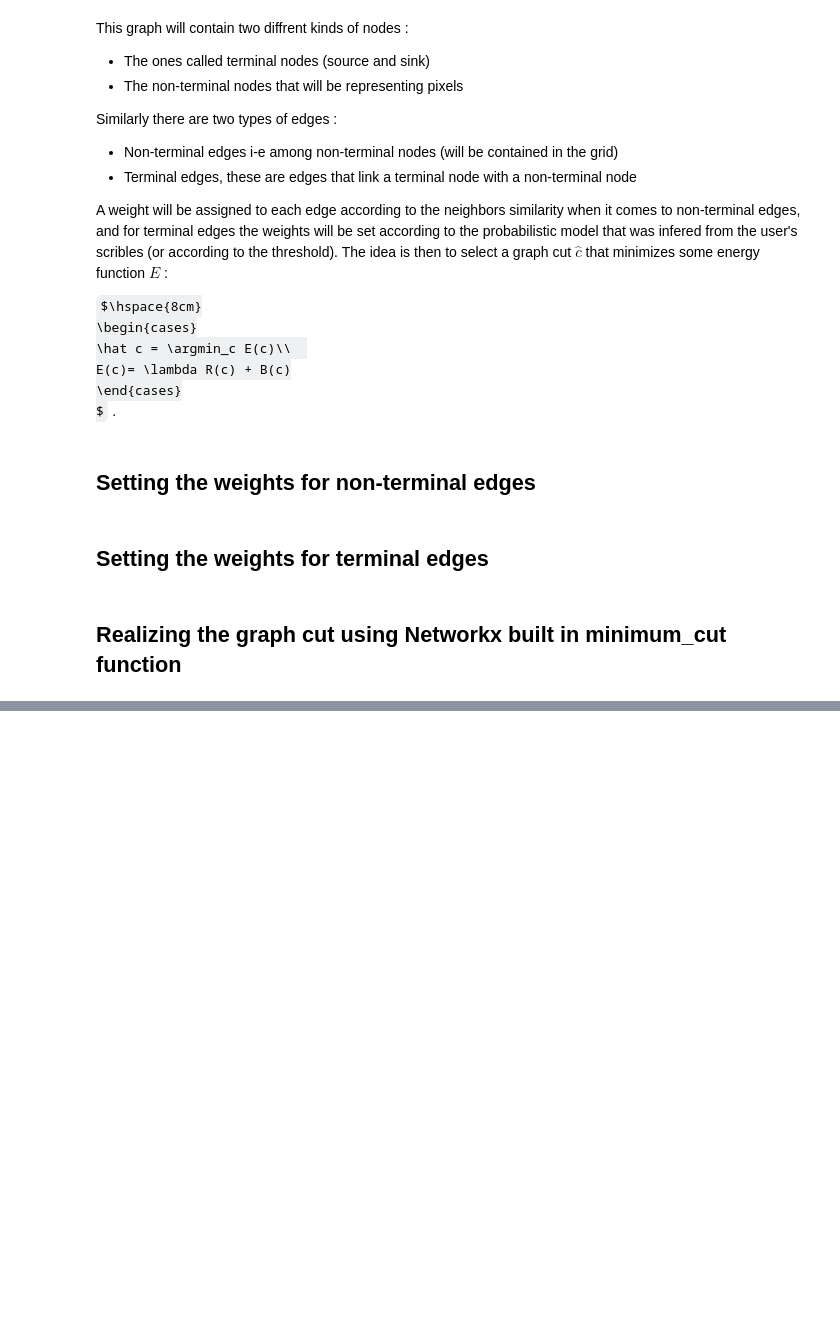
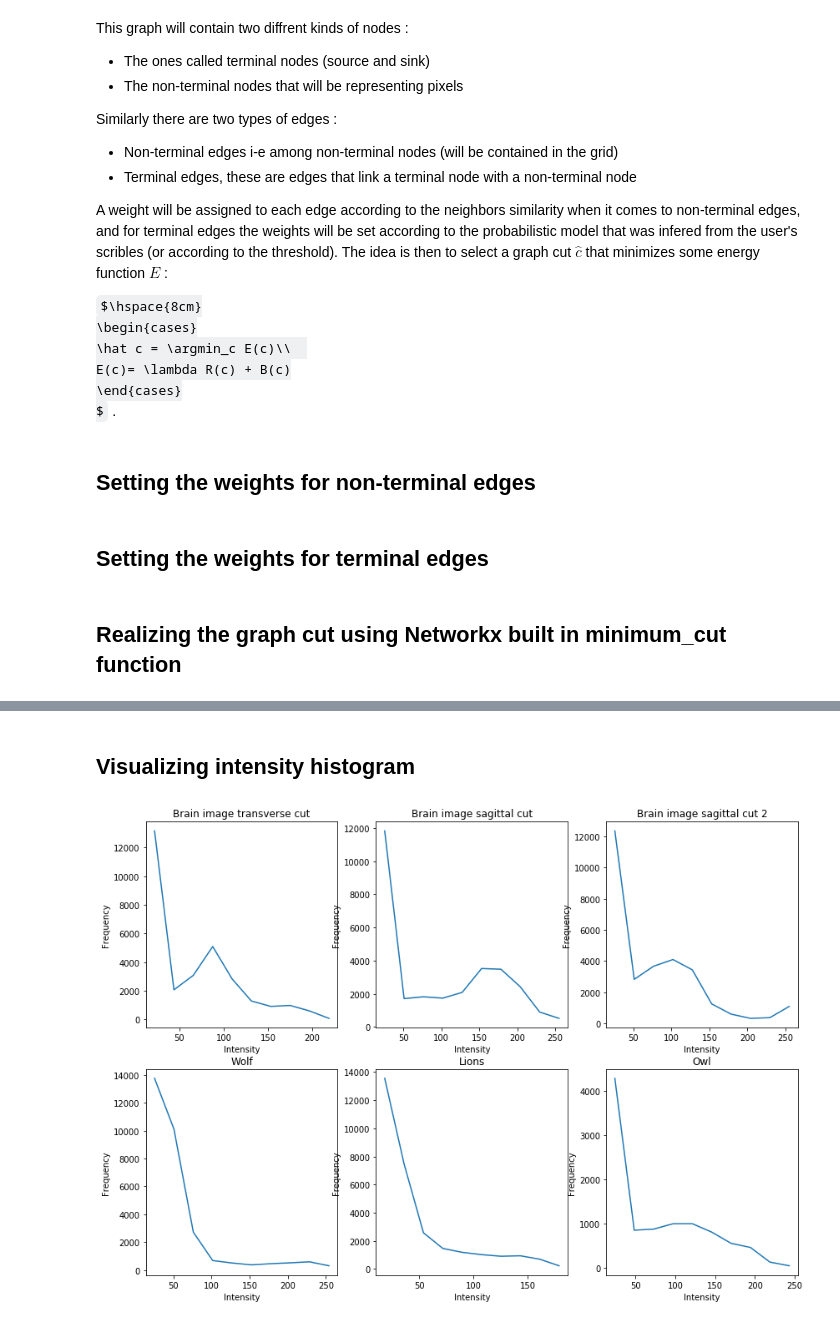
Before and after one commit to A-EL-YAAGOUBI/ML, a Jupyter notebook: Computer Vision/ImageSegmentation_Using_GraphCut.ipynb, the cells around one changed output, grey strips where cells are left out. Drawn from its saved outputs; the diff is of its cells as text; code cells hidden in the pictures; some formulas as TeX source; blank space fills up the shorter version.

```diff
--- a/Computer Vision/ImageSegmentation_Using_GraphCut.ipynb
+++ b/Computer Vision/ImageSegmentation_Using_GraphCut.ipynb
@@ -197,0 +253,35 @@ imsave('./images/foreground.png', back)
+# %% [markdown]
+## Visualizing intensity histogram
+# %%
+def drawHistogram(newIm, title):
+    import matplotlib.pyplot as plt
+    frequencies, intensities = np.histogram(newIm)
+    intensities = intensities[1:]
+    plt.plot(intensities, frequencies)
+    plt.title(title)
+    plt.xlabel("Intensity")
+    plt.ylabel("Frequency")
+
+
+plt.figure(figsize=(14,10))
+plt.subplot(2, 3, 1)
+drawHistogram(imBrain1, 'Brain image transverse cut')
+
+plt.subplot(2, 3, 2)
+drawHistogram(imBrain2, 'Brain image sagittal cut')
+
+plt.subplot(2, 3, 3)
+drawHistogram(imBrain3, 'Brain image sagittal cut 2')
+
+plt.subplot(2, 3, 4)
+drawHistogram(imWolf, 'Wolf')
+
+plt.subplot(2, 3, 5)
+drawHistogram(imLions, 'Lions')
+
+plt.subplot(2, 3, 6)
+drawHistogram(imOwl, 'Owl')
+
+plt.show()
+# %% [output]
+[figure, added]
```
Also changed, not shown: parts of 9 cells of this notebook.
